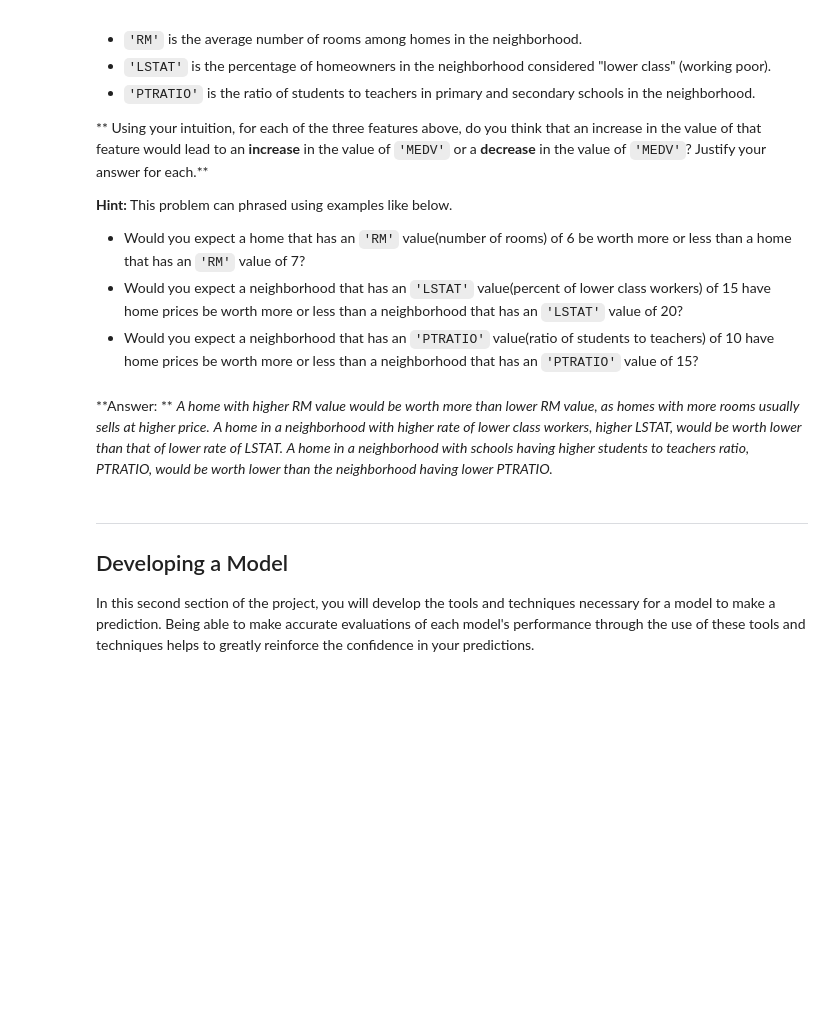
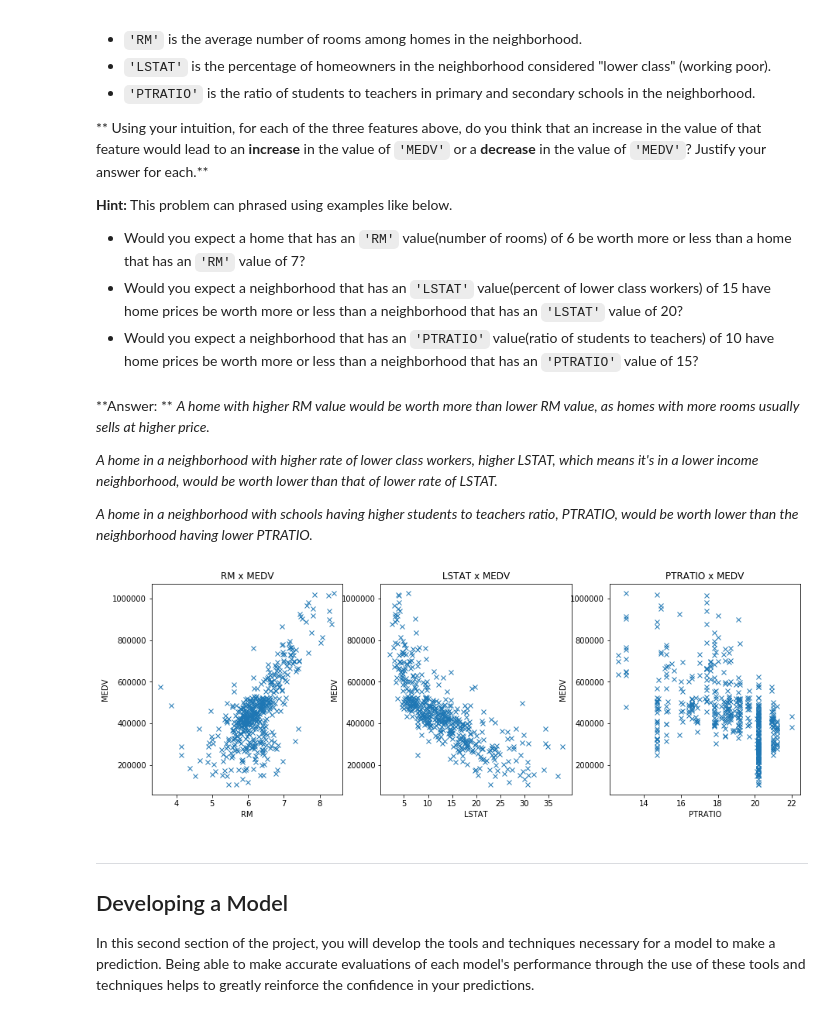
Before and after one commit to chriskwkim/mlnd, a Jupyter notebook: boston_housing/boston_housing.ipynb, the cells around one changed output. Saved outputs shown, nothing was run; the diff lists cells and outputs as text; code cells hidden in the pictures; blank space fills up the shorter version.

```diff
--- a/boston_housing/boston_housing.ipynb
+++ b/boston_housing/boston_housing.ipynb
@@ -100,8 +100,21 @@ As a reminder, we are using three features from the Boston housing dataset: `'RM
 # %% [markdown]
 **Answer: **
 *A home with higher RM value would be worth more than lower RM value, as homes with more rooms usually sells at higher price.*
-*A home in a neighborhood with higher rate of lower class workers, higher LSTAT, would be worth lower than that of lower rate of LSTAT.*
+
+*A home in a neighborhood with higher rate of lower class workers, higher LSTAT, which means it's in a lower income neighborhood, would be worth lower than that of lower rate of LSTAT.*
+
 *A home in a neighborhood with schools having higher students to teachers ratio, PTRATIO, would be worth lower than the neighborhood having lower PTRATIO.*
+# %%
+import matplotlib.pyplot as plt
+plt.figure(figsize=(15, 5))
+for i, col in enumerate(features.columns):
+    plt.subplot(1, 3, i+1)
+    plt.plot(data[col], prices, 'x')
+    plt.title('%s x MEDV' % col)
+    plt.xlabel(col)
+    plt.ylabel('MEDV')
+# %% [output]
+[figure, added]
 # %% [markdown]
 ----
 
```
Also changed, not shown: parts of 5 cells of this notebook.
